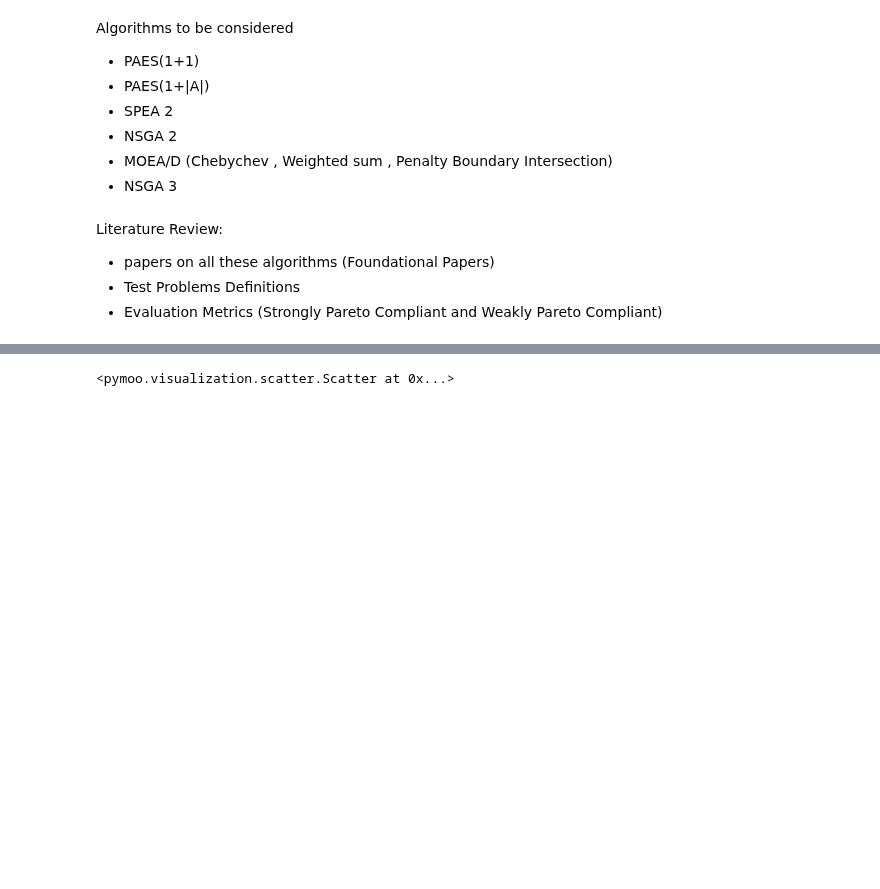
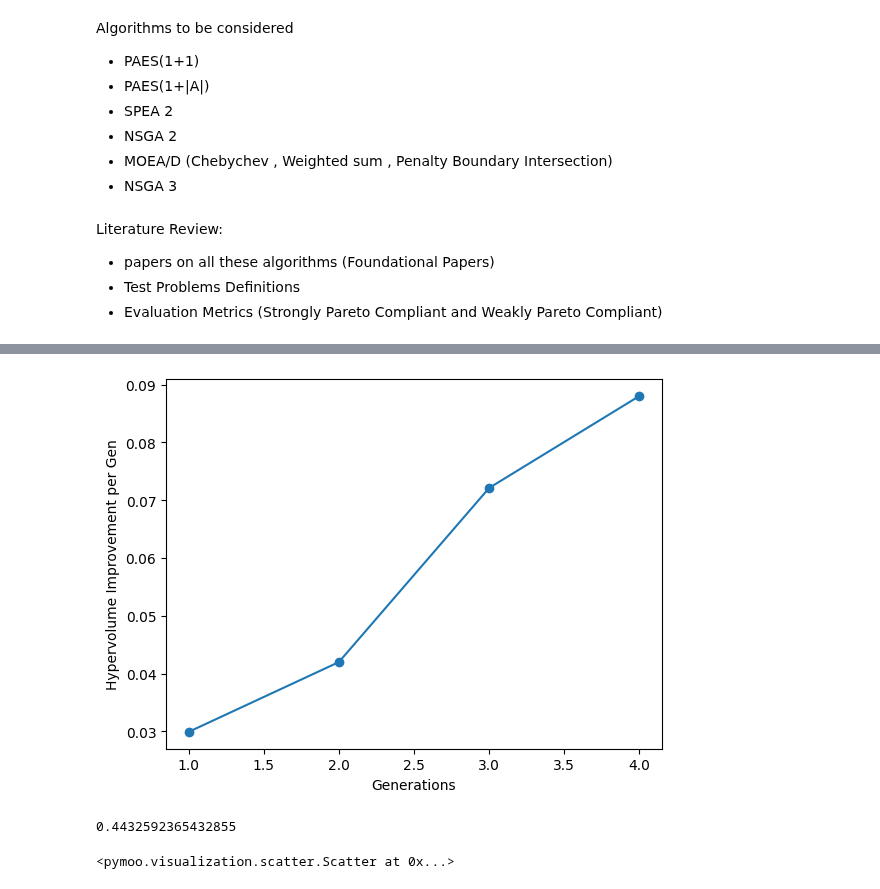
Before and after one commit to arjun8009/Python-Exeter, a Jupyter notebook: Multi Objective Optimization/COMM-510 CA-1.ipynb, the cells around one changed output, grey strips where cells are left out. Saved outputs shown, nothing was run; the diff lists cells and outputs as text; code cells hidden in the pictures; blank space fills up the shorter version.

```diff
--- a/Multi Objective Optimization/COMM-510 CA-1.ipynb
+++ b/Multi Objective Optimization/COMM-510 CA-1.ipynb
@@ -68,12 +16,14 @@ plt.show()
 # %%
+model_list = []
 from pymoo.algorithms.moo.spea2 import SPEA2
 from pymoo.problems.many import DTLZ2
 from pymoo.optimize import minimize
-problem = DTLZ2(n_obj=3)
+problem = DTLZ2(n_obj=2)
 algorithm = SPEA2(pop_size=1000)
-res = minimize(problem,
-               algorithm,
-               ('n_gen', 1000),
-               seed=1,
-               verbose=False)
+for i in range(5):
+    model_list.append(minimize(problem,
+                algorithm,
+                ('n_gen', 4),
+                save_history = True,
+                verbose=True))
 # %% [output]
@@ -80,0 +44,7 @@ KeyboardInterrupt:
+# %%
+data_hv_per_gen = []
+for i in model_list:
+    data = []
+    for j in range(4):
+        data.append(i.history[j].output.hv.value)
+    data_hv_per_gen.append(data)
@@ -81,3 +62,17 @@ KeyboardInterrupt:
+# %%
+import matplotlib.pyplot as plt
+plt.figure()
+plt.scatter([1,2,3,4],data_hv_per_gen[0])
+plt.plot([1,2,3,4],data_hv_per_gen[0])
+plt.ylabel('Hypervolume Improvement per Gen')
+plt.xlabel('Generations')
+plt.show()
+# %% [output]
+[figure, added]
+# %%
+print(data.output.gd.value)
+# %% [output]
+0.4432592365432855
 # %%
 from pymoo.algorithms.moo.spea2 import SPEA2
 from pymoo.problems.many import DTLZ2
```
Also changed, not shown: parts of 9 cells of this notebook.
